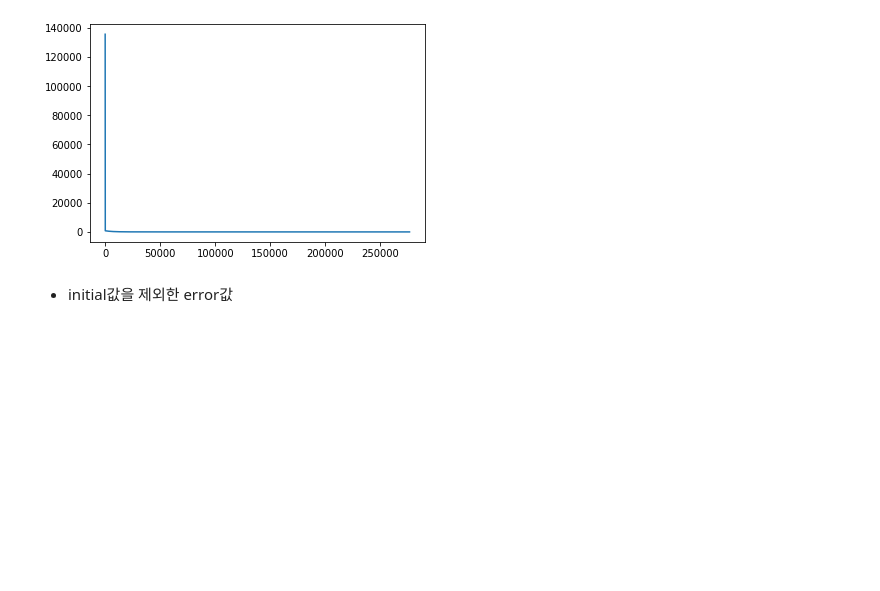
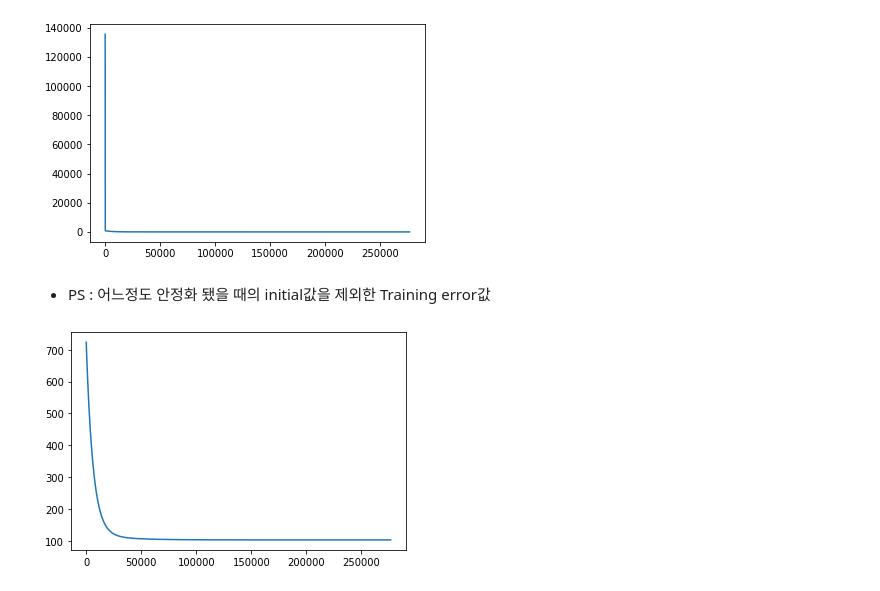
Before and after one commit to CJavaPython/AssignmentFolder, a Jupyter notebook: Assignment04/Assignment04.ipynb, the cells around one changed output. Saved outputs shown, nothing was run; the diff lists cells and outputs as text; code cells hidden in the pictures; blank space fills up the shorter version.

```diff
--- a/Assignment04/Assignment04.ipynb
+++ b/Assignment04/Assignment04.ipynb
@@ -154,4 +165,14 @@ plt.show()
 # %% [output]
 [figure]
 # %% [markdown]
-* initial값을 제외한 error값
+* PS : 어느정도 안정화 됐을 때의 initial값을 제외한 Training error값
+# %%
+i = 0
+while i < 50:
+  del J_tr[0]
+  i += 1
+
+plt.plot(J_tr)
+plt.show()
+# %% [output]
+[figure, added]
```
Also changed, not shown: parts of 6 cells of this notebook.
